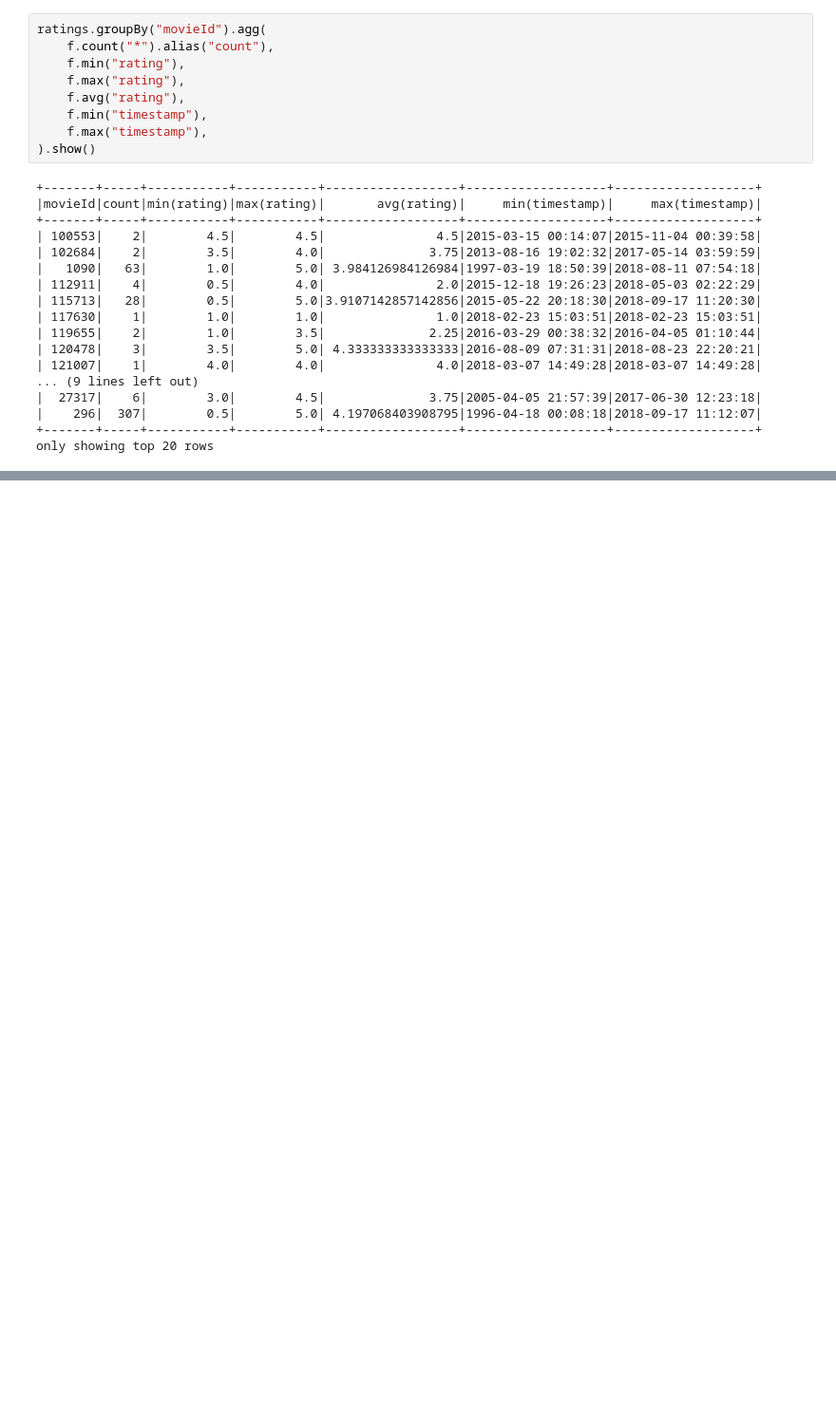
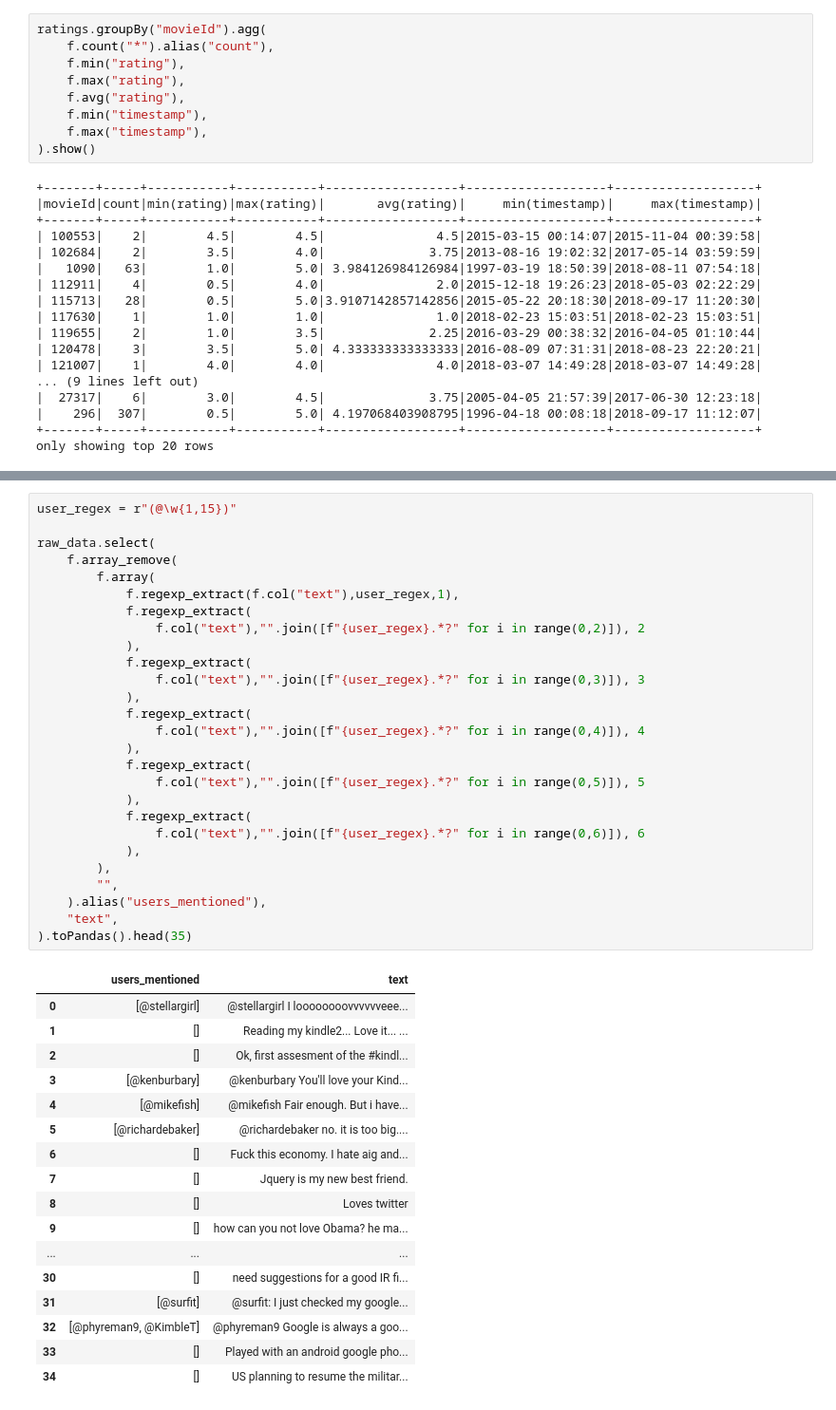
Before and after one commit to ZinhNguyen/todolist, a Jupyter notebook: Prac1.ipynb, the cells around one changed output, grey strips where cells are left out. Shown at 95% size. Cells and saved outputs as stored; diff of their text form; blank space fills up the shorter version.

```diff
--- a/Prac1.ipynb
+++ b/Prac1.ipynb
@@ -2124,0 +2472,45 @@ only showing top 10 rows
+# %%
+user_regex = r"(@\w{1,15})"
+
+raw_data.select(
+    f.array_remove(
+        f.array(
+            f.regexp_extract(f.col("text"),user_regex,1),
+            f.regexp_extract(
+                f.col("text"),"".join([f"{user_regex}.*?" for i in range(0,2)]), 2
+            ),
+            f.regexp_extract(
+                f.col("text"),"".join([f"{user_regex}.*?" for i in range(0,3)]), 3
+            ),
+            f.regexp_extract(
+                f.col("text"),"".join([f"{user_regex}.*?" for i in range(0,4)]), 4
+            ),
+            f.regexp_extract(
+                f.col("text"),"".join([f"{user_regex}.*?" for i in range(0,5)]), 5
+            ),
+            f.regexp_extract(
+                f.col("text"),"".join([f"{user_regex}.*?" for i in range(0,6)]), 6
+            ),
+        ),
+        "",
+    ).alias("users_mentioned"),
+    "text",
+).toPandas().head(35)
+# %% [output]
+|  | users_mentioned | text |
+| 0 | [@stellargirl] | @stellargirl I loooooooovvvvvveee... |
+| 1 | [] | Reading my kindle2... Love it... ... |
+| 2 | [] | Ok, first assesment of the #kindl... |
+| 3 | [@kenburbary] | @kenburbary You'll love your Kind... |
+| 4 | [@mikefish] | @mikefish Fair enough. But i have... |
+| 5 | [@richardebaker] | @richardebaker no. it is too big.... |
+| 6 | [] | Fuck this economy. I hate aig and... |
+| 7 | [] | Jquery is my new best friend. |
+| 8 | [] | Loves twitter |
+| 9 | [] | how can you not love Obama? he ma... |
+| ... | ... | ... |
+| 30 | [] | need suggestions for a good IR fi... |
+| 31 | [@surfit] | @surfit: I just checked my google... |
+| 32 | [@phyreman9, @KimbleT] | @phyreman9 Google is always a goo... |
+| 33 | [] | Played with an android google pho... |
+| 34 | [] | US planning to resume the militar... |
```
Also changed, not shown: parts of 35 cells of this notebook.
